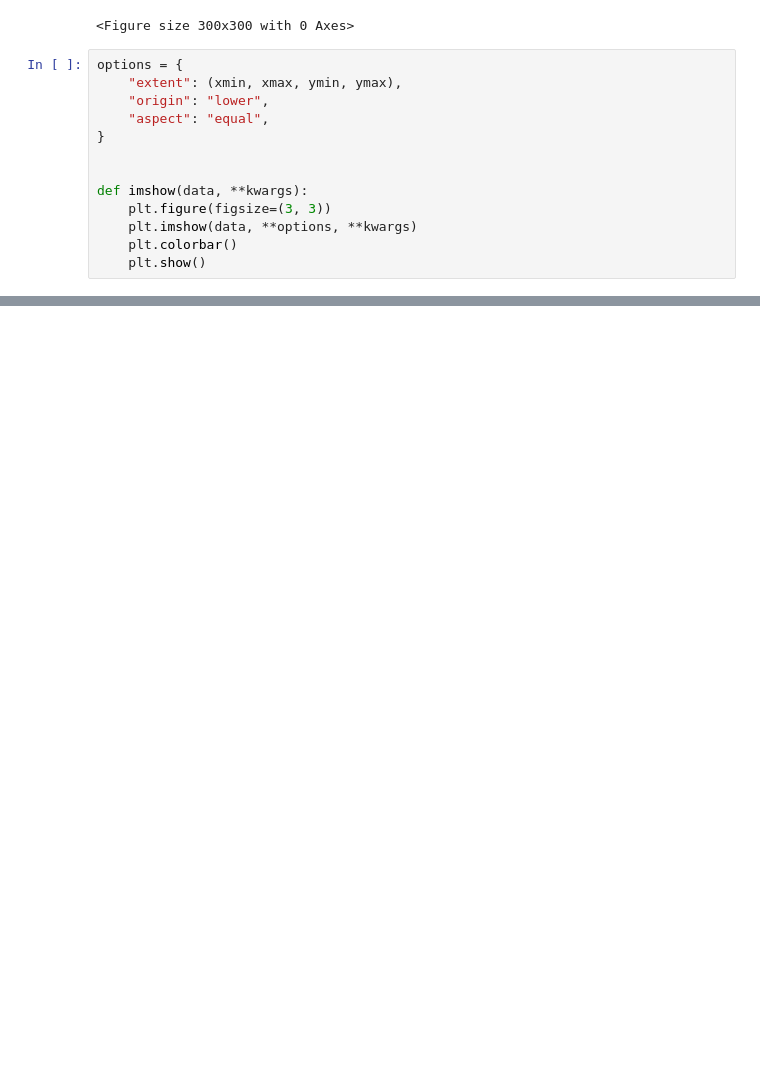
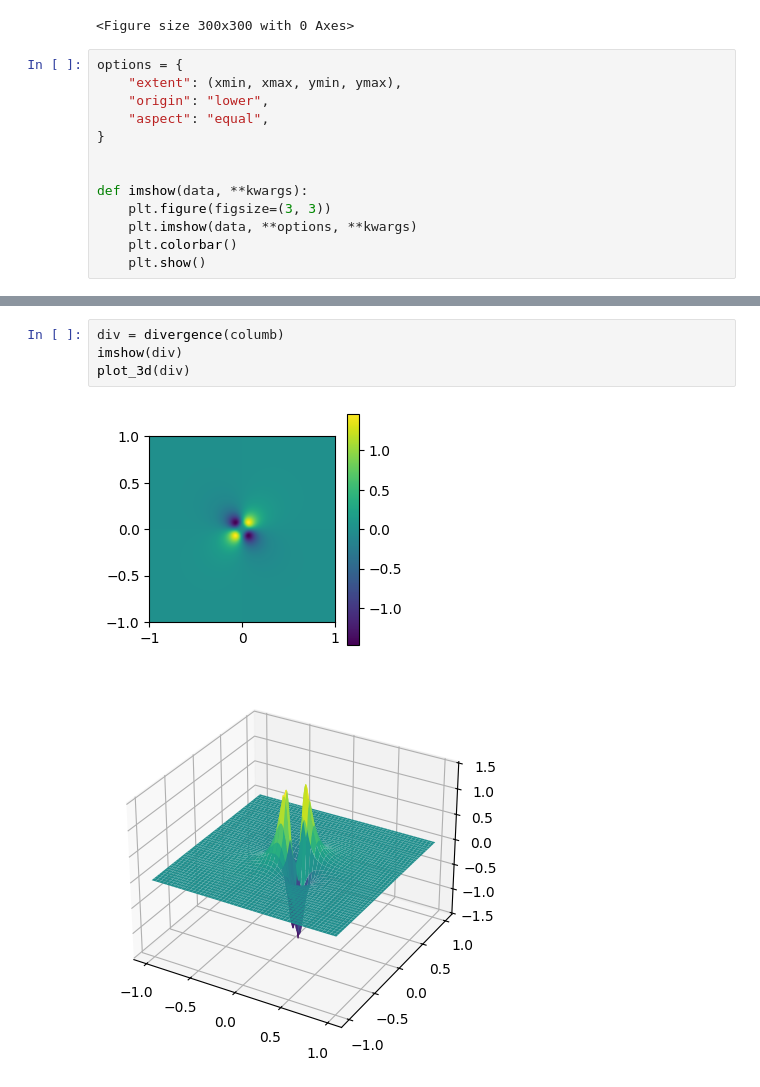
Before and after one commit to Raphael2b3/Uni, a Jupyter notebook: feldtheorie/main.ipynb, the cells around one changed output, grey strips where cells are left out. Drawn from its saved outputs; the diff is of its cells as text; blank space fills up the shorter version.

```diff
--- a/feldtheorie/main.ipynb
+++ b/feldtheorie/main.ipynb
@@ -45,0 +82,7 @@ imshow(U)
+# %%
+div = divergence(columb)
+imshow(div)
+plot_3d(div)
+# %% [output]
+[figure, added]
+[figure, added]
```
Also changed, not shown: parts of 14 cells of this notebook, 3 other files.
